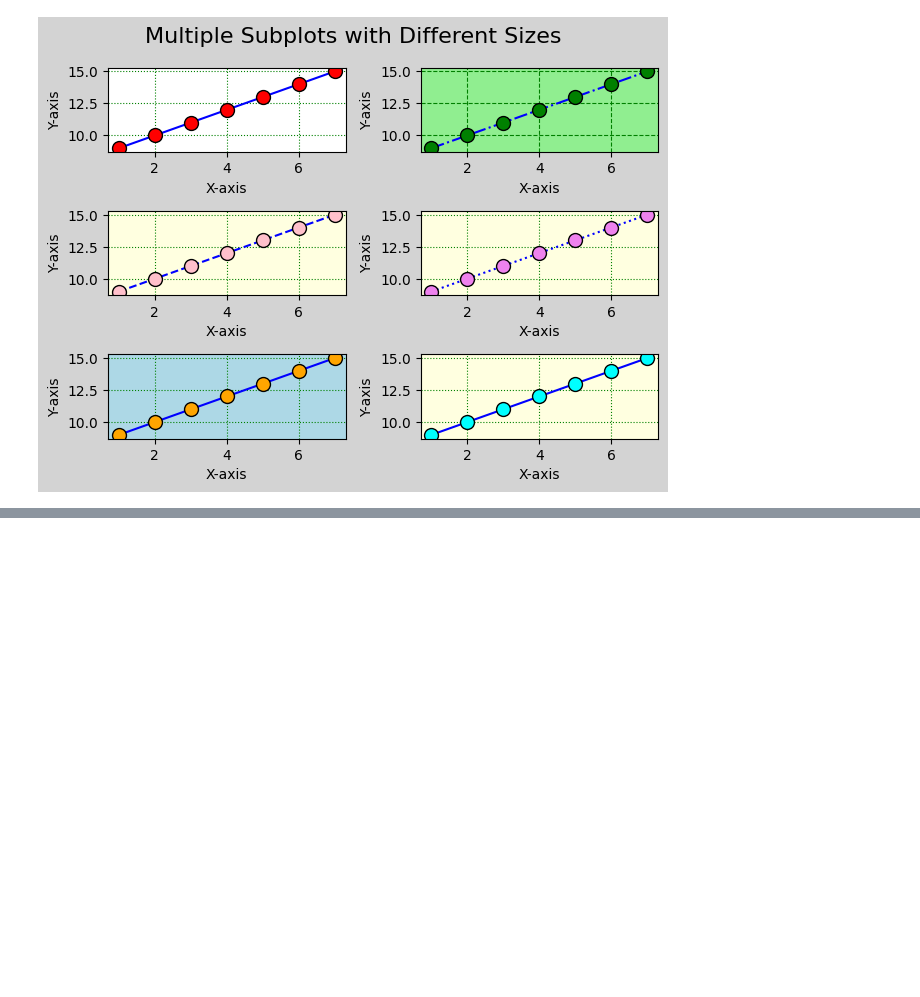
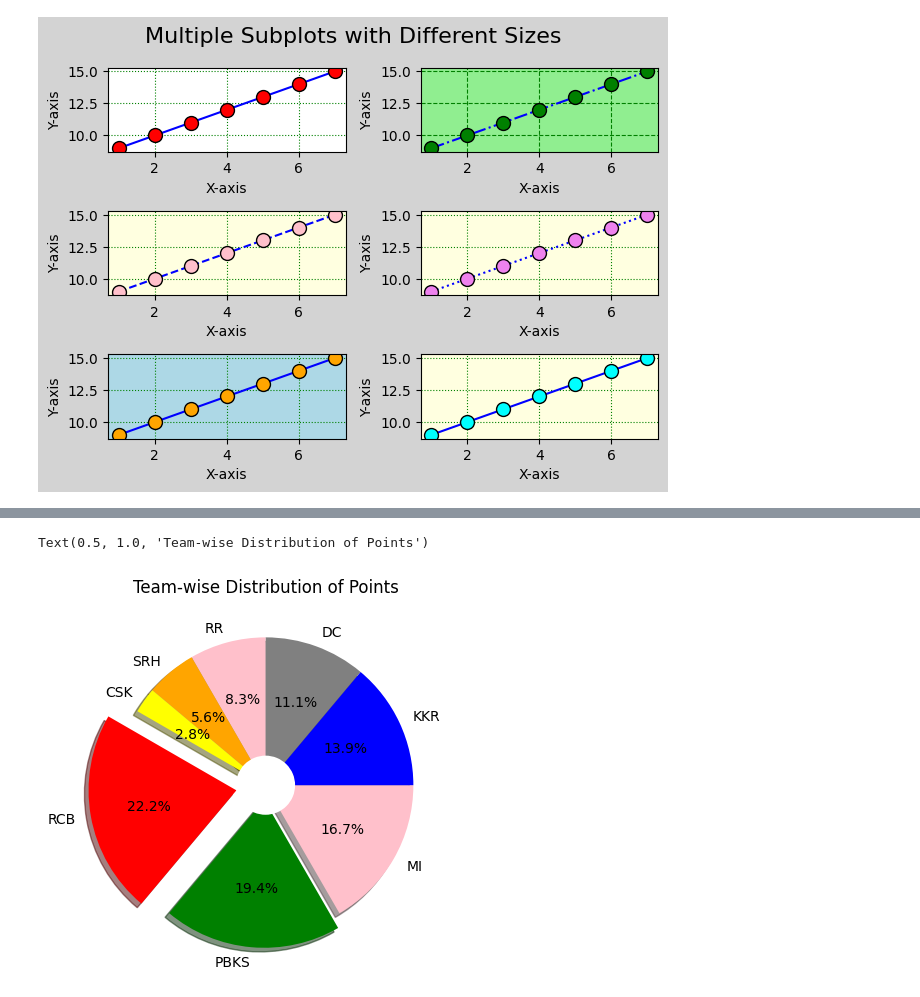
Before and after one commit to sangu0005/data_analysis_workspace, a Jupyter notebook: Maplotlib.ipynb, the cells around one changed output, grey strips where cells are left out. Drawn from its saved outputs; the diff is of its cells as text; code cells hidden in the pictures; blank space fills up the shorter version.

```diff
--- a/Maplotlib.ipynb
+++ b/Maplotlib.ipynb
@@ -129,0 +130,9 @@ plt.show()
+# %%
+points = [16, 14, 12, 10, 8, 6, 4, 2]
+teams = ['RCB', 'PBKS', 'MI', 'KKR', 'DC', 'RR', 'SRH', 'CSK']
+plt.pie(points, labels=teams, autopct='%1.1f%%',shadow=True, startangle=150, colors=['red', 'green', 'pink', 'blue', 'gray', 'pink', 'orange', 'yellow'], explode=(0.2, 0.1, 0, 0, 0, 0, 0, 0))
+plt.pie([1], colors=['white'], radius=0.2)
+plt.title('Team-wise Distribution of Points')
+# %% [output]
+Text(0.5, 1.0, 'Team-wise Distribution of Points')
+[figure, added]
```
Also changed, not shown: parts of 4 cells of this notebook.
